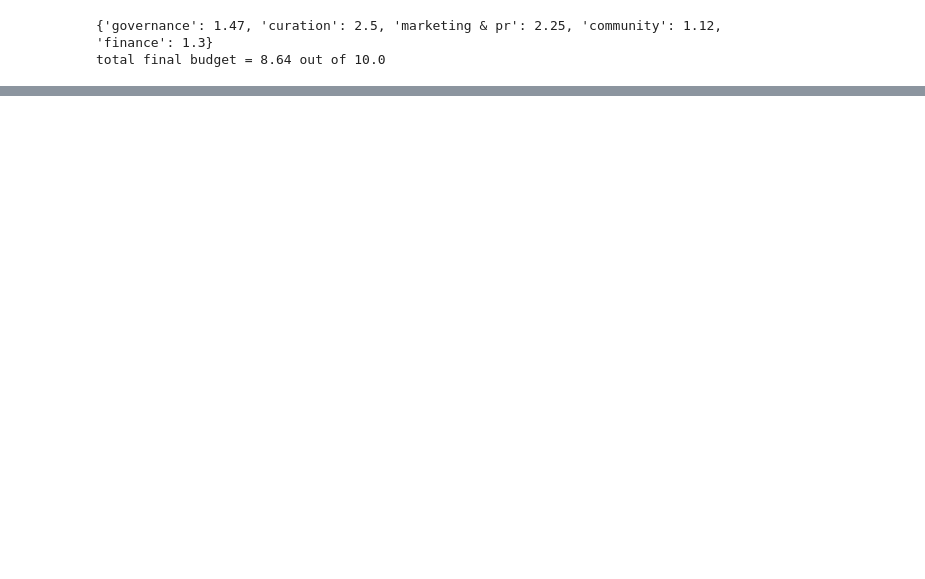
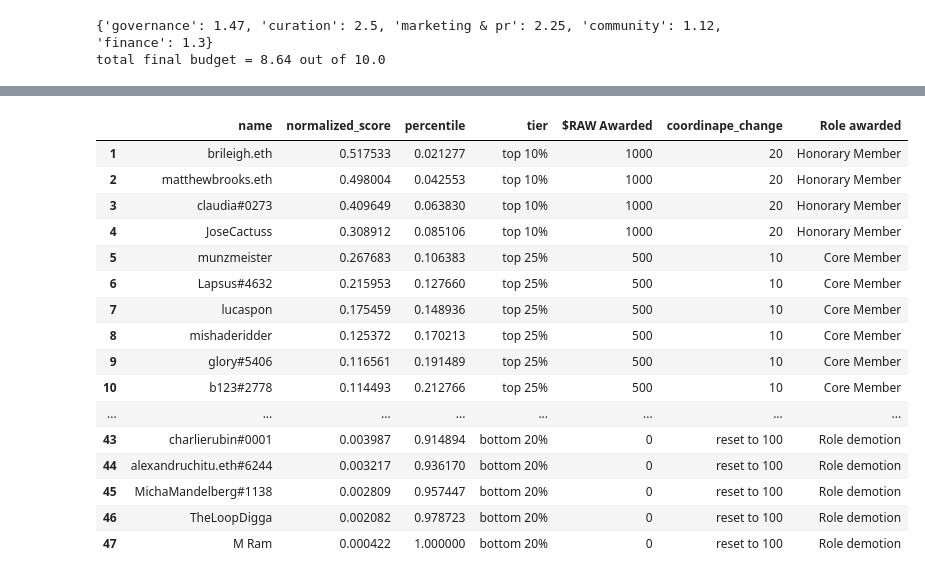
Before and after one commit to lucaspon/raw-compensation, a Jupyter notebook: RAW - Compensation.ipynb, the cells around one changed output, grey strips where cells are left out. Saved outputs shown, nothing was run; the diff lists cells and outputs as text; code cells hidden in the pictures; blank space fills up the shorter version.

```diff
--- a/RAW - Compensation.ipynb
+++ b/RAW - Compensation.ipynb
@@ -211,0 +218,77 @@ total $RAW Awarded = 0
+# %%
+# CALCULATE AGGREGATE YEARLY RANKING
+
+# Read and aggregrate past monthly rankings —————————————————————————————————————————————
+dfs = {}
+voting_members = {}
+total_give = {}
+
+path = './outputs/'
+files = (file for file in os.listdir(path)
+         if os.path.isfile(os.path.join(path, file)))
+
+past_data = {}
+
+for file in files:
+    # read data from past LT comp files
+    if 'monthly_comp_rankings' in file:
+        past_data[file] = pd.read_excel(path+file)
+
+df_lt_rankings = pd.concat(past_data)
+df_lt_rankings = df_lt_rankings[['name','normalized_score']]
+df_lt_rankings = df_lt_rankings.groupby(by=['name']).sum().sort_values(by='normalized_score',ascending=False).reset_index()
+
+# Calculate grants —————————————————————————————————————————————
+df_lt_rankings.index = df_lt_rankings.index + 1
+df_lt_rankings['percentile'] = df_lt_rankings.index/len(df_lt_rankings)
+
+conditions = [
+    (df_lt_rankings['percentile'] <= 0.1),
+    (df_lt_rankings['percentile'] > 0.1) & (df_lt_rankings['percentile'] <= 0.25),
+    (df_lt_rankings['percentile'] > 0.25) & (df_lt_rankings['percentile'] <= 0.5),
+    (df_lt_rankings['percentile'] > 0.5) & (df_lt_rankings['percentile'] <= 0.8),
+    (df_lt_rankings['percentile'] > 0.8)
+]
+
+tier = [
+    'top 10%',
+    'top 25%',
+    'top 50%',
+    'bottom 50%',
+    'bottom 20%'
+]
+
+tokens_awarded = [
+    1000,
+    500,
+    150,
+    0,
+    0
+]
+
+coordinape = [
+    20,
+    10,
+    5,
+    0,
+    'reset to 100'
+]
+
+roles = [
+    'Honorary Member',
+    'Core Member',
+    'Active Member',
+    'No change',
+    'Role demotion'
+]
+
+
+df_lt_rankings['tier'] = np.select(conditions, tier)
+df_lt_rankings['$RAW Awarded'] = np.select(conditions, tokens_awarded)
+df_lt_rankings['coordinape_change'] = np.select(conditions, coordinape)
+df_lt_rankings['Role awarded'] = np.select(conditions, roles)
+
+print('Yearly Aggregated Ranking Awards')
+print('total $RAW awareded: ' + str(df_lt_rankings['$RAW Awarded'].sum()))
+df_lt_rankings
+# %% [output]
@@ -212,3 +297,20 @@ total $RAW Awarded = 0
+|  | name | normalized_score | percentile | tier | $RAW Awarded | coordinape_change | Role awarded |
+| 1 | brileigh.eth | 0.517533 | 0.021277 | top 10% | 1000 | 20 | Honorary Member |
+| 2 | matthewbrooks.eth | 0.498004 | 0.042553 | top 10% | 1000 | 20 | Honorary Member |
+| 3 | claudia#0273 | 0.409649 | 0.063830 | top 10% | 1000 | 20 | Honorary Member |
+| 4 | JoseCactuss | 0.308912 | 0.085106 | top 10% | 1000 | 20 | Honorary Member |
+| 5 | munzmeister | 0.267683 | 0.106383 | top 25% | 500 | 10 | Core Member |
+| 6 | Lapsus#4632 | 0.215953 | 0.127660 | top 25% | 500 | 10 | Core Member |
+| 7 | lucaspon | 0.175459 | 0.148936 | top 25% | 500 | 10 | Core Member |
+| 8 | mishaderidder | 0.125372 | 0.170213 | top 25% | 500 | 10 | Core Member |
+| 9 | glory#5406 | 0.116561 | 0.191489 | top 25% | 500 | 10 | Core Member |
+| 10 | b123#2778 | 0.114493 | 0.212766 | top 25% | 500 | 10 | Core Member |
+| ... | ... | ... | ... | ... | ... | ... | ... |
+| 43 | charlierubin#0001 | 0.003987 | 0.914894 | bottom 20% | 0 | reset to 100 | Role demotion |
+| 44 | alexandruchitu.eth#6244 | 0.003217 | 0.936170 | bottom 20% | 0 | reset to 100 | Role demotion |
+| 45 | MichaMandelberg#1138 | 0.002809 | 0.957447 | bottom 20% | 0 | reset to 100 | Role demotion |
+| 46 | TheLoopDigga | 0.002082 | 0.978723 | bottom 20% | 0 | reset to 100 | Role demotion |
+| 47 | M Ram | 0.000422 | 1.000000 | bottom 20% | 0 | reset to 100 | Role demotion |
 # %%
 # EXPORT RESULTS TO EXCEL
 from pathlib import Path
```
Also changed, not shown: parts of 7 cells of this notebook.
